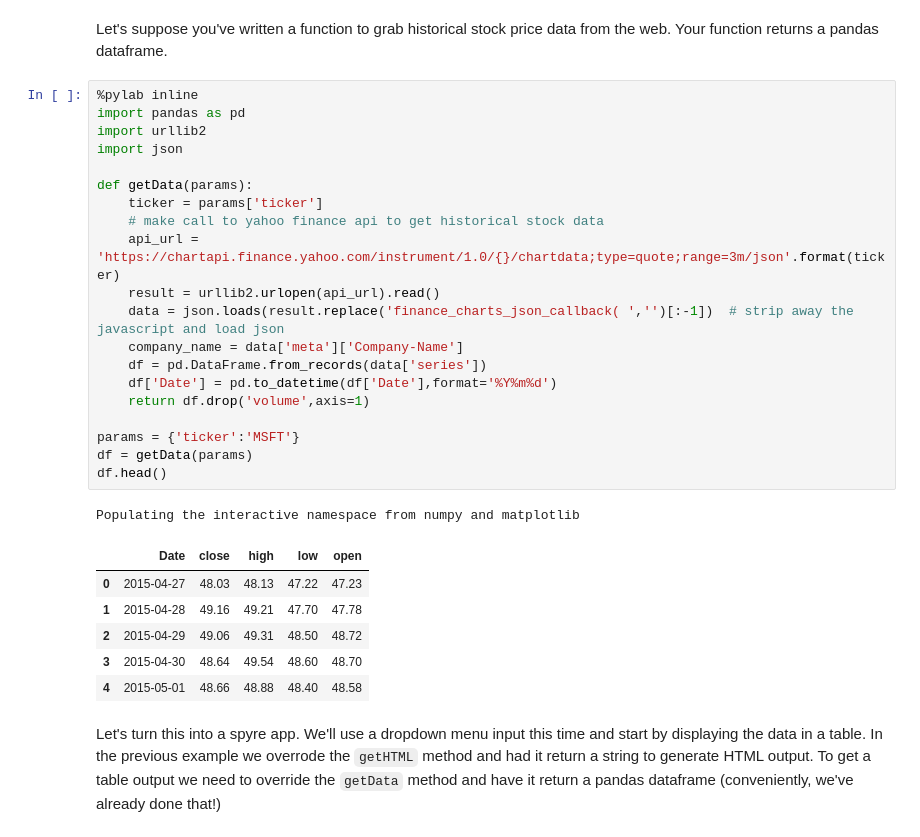
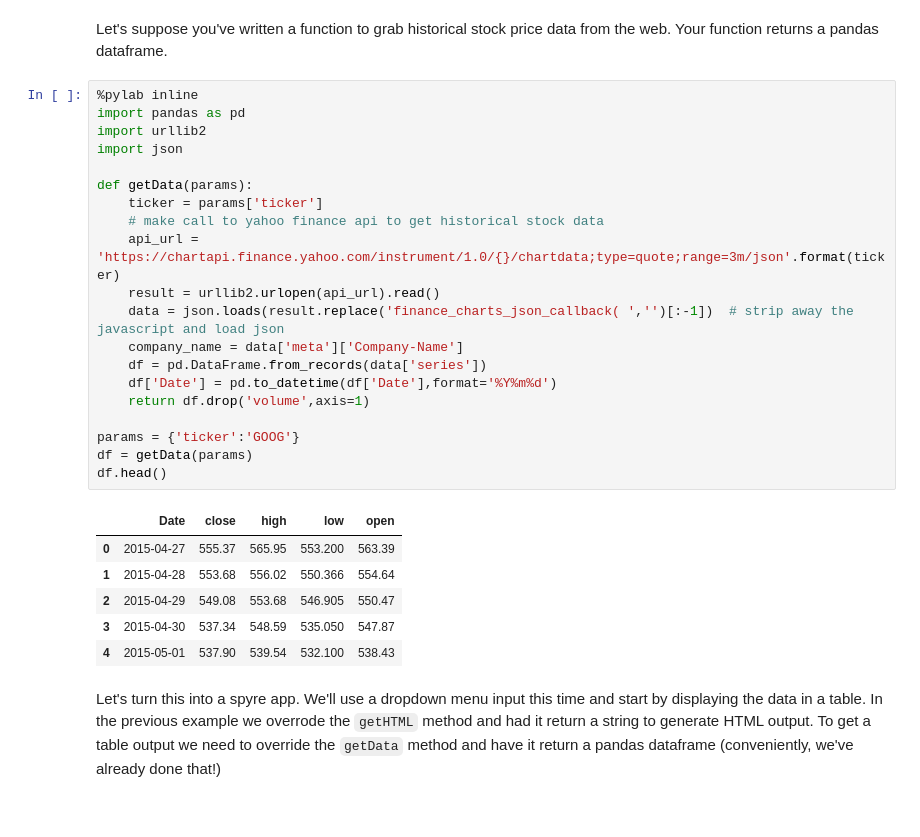
Before and after one commit to adamhajari/spyre, a Jupyter notebook: tutorial/pydata2015_seattle/pydata2015_seattle.ipynb, the cells around one changed output. Drawn from its saved outputs; the diff is of its cells as text.

```diff
--- a/tutorial/pydata2015_seattle/pydata2015_seattle.ipynb
+++ b/tutorial/pydata2015_seattle/pydata2015_seattle.ipynb
@@ -187,31 +187,30 @@ Let's suppose you've written a function to grab historical stock price data from
 # %%
 %pylab inline
 import pandas as pd
 import urllib2
 import json
 
 def getData(params):
     ticker = params['ticker']
     # make call to yahoo finance api to get historical stock data
     api_url = 'https://chartapi.finance.yahoo.com/instrument/1.0/{}/chartdata;type=quote;range=3m/json'.format(ticker)
     result = urllib2.urlopen(api_url).read()
     data = json.loads(result.replace('finance_charts_json_callback( ','')[:-1])  # strip away the javascript and load json
     company_name = data['meta']['Company-Name']
     df = pd.DataFrame.from_records(data['series'])
     df['Date'] = pd.to_datetime(df['Date'],format='%Y%m%d')
     return df.drop('volume',axis=1)
 
-params = {'ticker':'MSFT'}
+params = {'ticker':'GOOG'}
 df = getData(params)
 df.head()
 # %% [output]
-Populating the interactive namespace from numpy and matplotlib
 |  | Date | close | high | low | open |
-| 0 | 2015-04-27 | 48.03 | 48.13 | 47.22 | 47.23 |
-| 1 | 2015-04-28 | 49.16 | 49.21 | 47.70 | 47.78 |
-| 2 | 2015-04-29 | 49.06 | 49.31 | 48.50 | 48.72 |
-| 3 | 2015-04-30 | 48.64 | 49.54 | 48.60 | 48.70 |
-| 4 | 2015-05-01 | 48.66 | 48.88 | 48.40 | 48.58 |
+| 0 | 2015-04-27 | 555.37 | 565.95 | 553.200 | 563.39 |
+| 1 | 2015-04-28 | 553.68 | 556.02 | 550.366 | 554.64 |
+| 2 | 2015-04-29 | 549.08 | 553.68 | 546.905 | 550.47 |
+| 3 | 2015-04-30 | 537.34 | 548.59 | 535.050 | 547.87 |
+| 4 | 2015-05-01 | 537.90 | 539.54 | 532.100 | 538.43 |
 # %% [markdown]
 Let's turn this into a spyre app. We'll use a dropdown menu input this time and start by displaying the data in a table. In the previous example we overrode the `getHTML` method and had it return a string to generate HTML output. To get a table output we need to override the `getData` method and have it return a pandas dataframe (conveniently, we've already done that!)
 # %%
```
Also changed, not shown: parts of 1 cell of this notebook, 38 other files.
